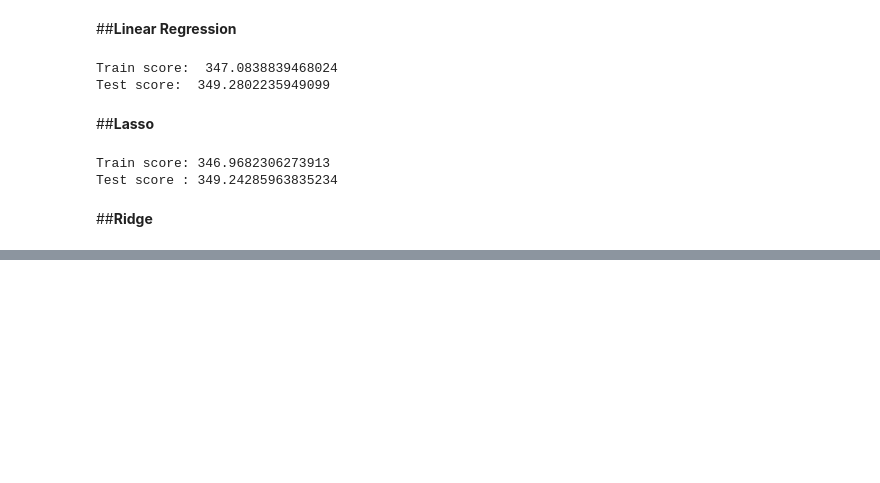
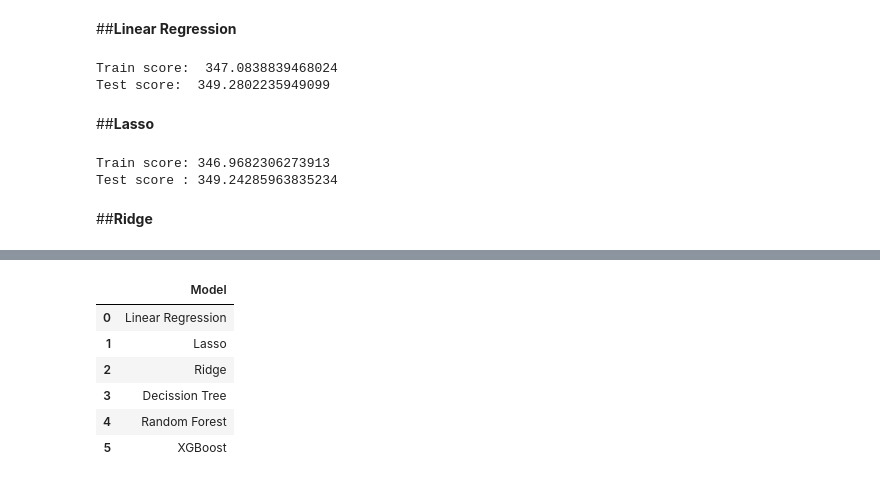
Before and after one commit to Mmbsaksd/Seoul-Bike-Sharing-Demand-Prediction, a Jupyter notebook: Bike_Sharing_Demand_Prediction_Capstone_Project.ipynb, the cells around one changed output, grey strips where cells are left out. Drawn from its saved outputs; the diff is of its cells as text; code cells hidden in the pictures; blank space fills up the shorter version.

```diff
--- a/Bike_Sharing_Demand_Prediction_Capstone_Project.ipynb
+++ b/Bike_Sharing_Demand_Prediction_Capstone_Project.ipynb
@@ -319,0 +461,10 @@ Test score : 349.24285963835234
+# %%
+model_id
+# %% [output]
+|  | Model |
+| 0 | Linear Regression |
+| 1 | Lasso |
+| 2 | Ridge |
+| 3 | Decission Tree |
+| 4 | Random Forest |
+| 5 | XGBoost |
```
Also changed, not shown: parts of 13 cells of this notebook.
